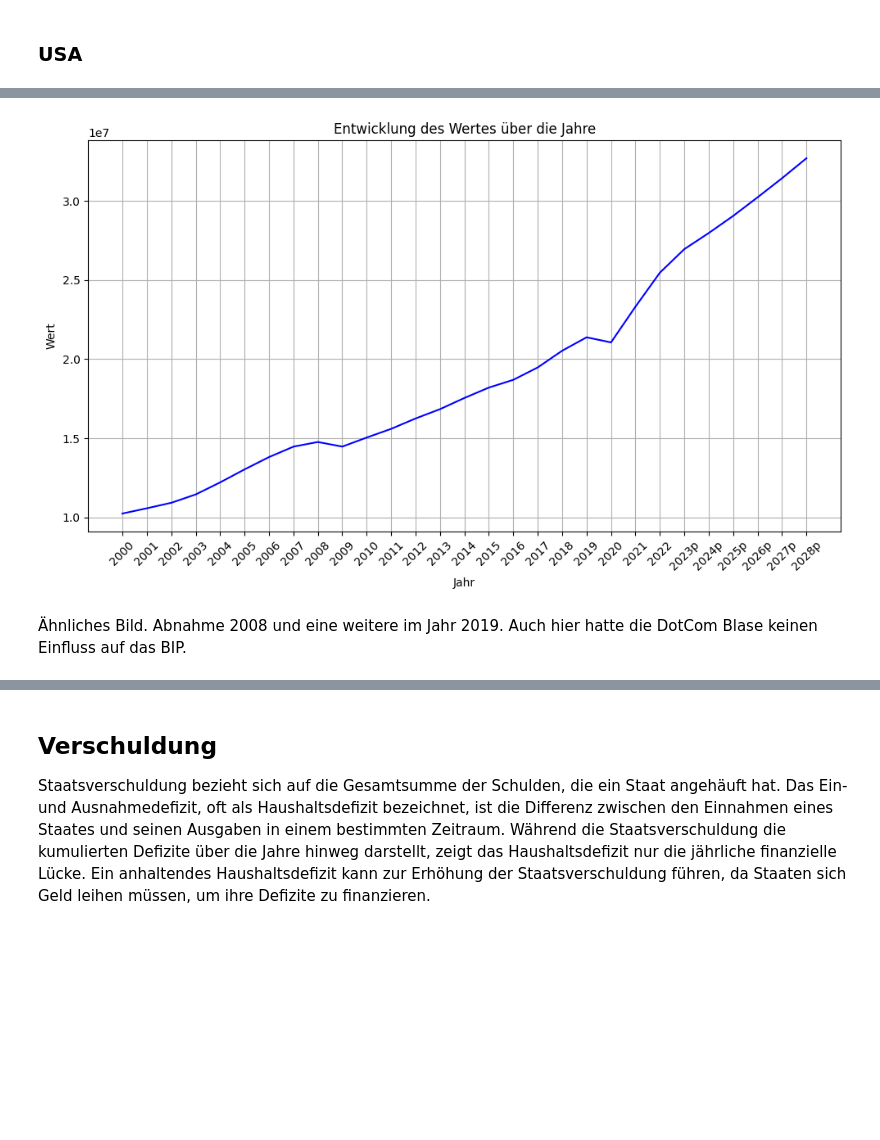
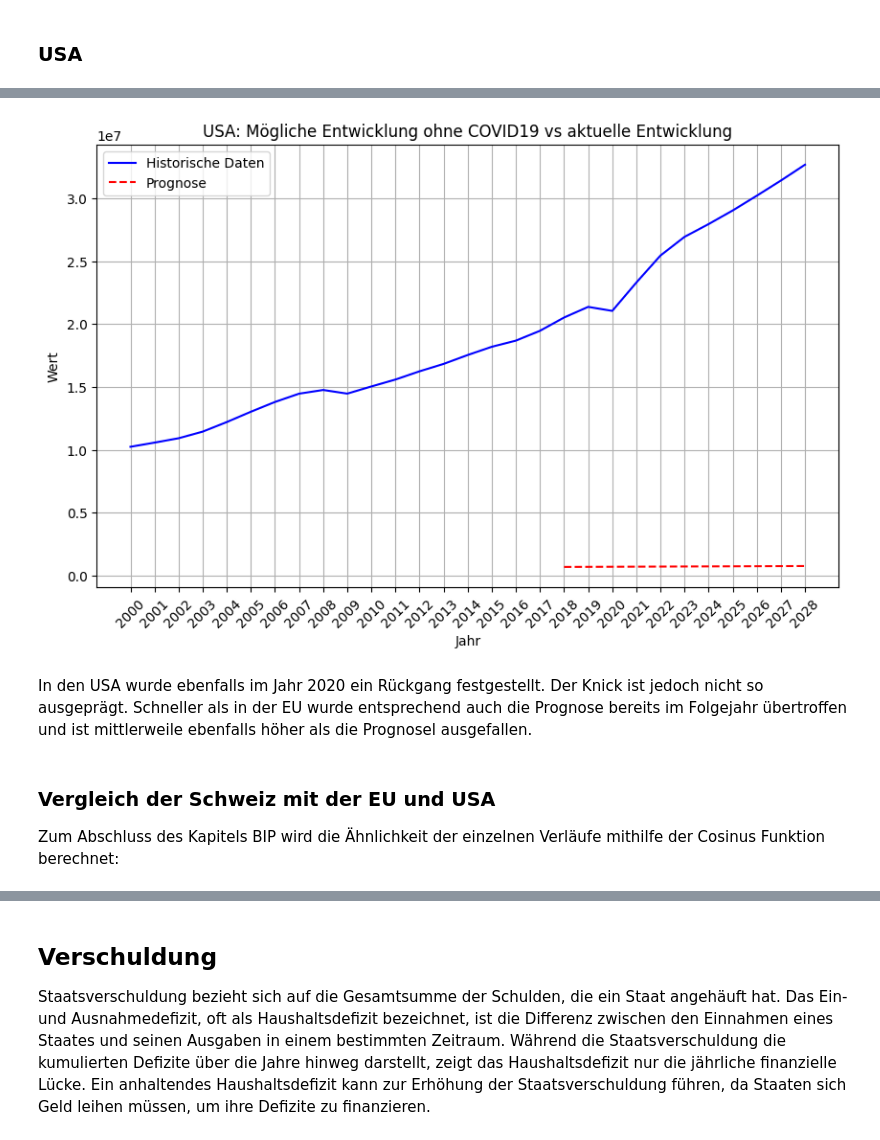
Before and after one commit to fischer-lukas/bina24_cifci_fischer, a Jupyter notebook: BINA_FS24_Volkswirtschaft.ipynb, the cells around one changed output, grey strips where cells are left out. Saved outputs shown, nothing was run; the diff lists cells and outputs as text; code cells hidden in the pictures; blank space fills up the shorter version.

```diff
--- a/BINA_FS24_Volkswirtschaft.ipynb
+++ b/BINA_FS24_Volkswirtschaft.ipynb
@@ -788,26 +1175,41 @@ Zeigt sich ein ähnliches Bild. Nur das es kein Abwärtstrendgab be der DotcomBl
 # %%
+import pandas as pd
 import matplotlib.pyplot as plt
-import pandas as pd
+from statsmodels.tsa.arima.model import ARIMA
+from pmdarima import auto_arima
+
 
 df = pd.read_csv(BIP_US, delimiter=';')
 
+df['year'] = df['year'].astype(int)
 
+train_data = df[df['year'] <= 2018]
 
-# Liniendiagramm erstellen
+# Vorhersage für die Jahre 2018 bis 2022
+forecast_years = range(2018, 2029)
+forecast = model_fit.forecast(steps=11)
+
+# Plot der historischen Daten bis 2017
 plt.figure(figsize=(10, 6))
-plt.plot(df['year'], df['value'], linestyle='-', color='blue')
+plt.plot(df['year'], df['value'], label='Historische Daten', color='blue')
+
+# Plot der Vorhersage als gestrichelte Linie ab 2018
+plt.plot(forecast_years, forecast, linestyle='--', color='red', label='Prognose')
 
 # Diagramm beschriften
-plt.title('Entwicklung des Wertes über die Jahre')
+plt.title('USA: Mögliche Entwicklung ohne COVID19 vs aktuelle Entwicklung')
 plt.xlabel('Jahr')
 plt.ylabel('Wert')
+plt.legend()
 plt.grid(True)
-plt.xticks(df['year'], rotation=45)
-plt.tight_layout()
+plt.xticks(df['year'], rotation=45)  # Jahr auf der X-Achse drehen für bessere Lesbarkeit
 
 # Diagramm anzeigen
 plt.show()
 # %% [output]
-[figure, old version]
+[figure, new version]
-# %% [markdown]
-Ähnliches Bild. Abnahme 2008 und eine weitere im Jahr 2019. Auch hier hatte die DotCom Blase keinen Einfluss auf das BIP.
+# %% [markdown]
+In den USA wurde ebenfalls im Jahr 2020 ein Rückgang festgestellt. Der Knick ist jedoch nicht so ausgeprägt. Schneller als in der EU wurde entsprechend auch die Prognose bereits im Folgejahr übertroffen und ist mittlerweile ebenfalls höher als die Prognosel ausgefallen.
+# %% [markdown]
+### Vergleich der Schweiz mit der EU und USA
+Zum Abschluss des Kapitels BIP wird die Ähnlichkeit der einzelnen Verläufe mithilfe der Cosinus Funktion berechnet:
```
Also changed, not shown: parts of 134 cells of this notebook.
